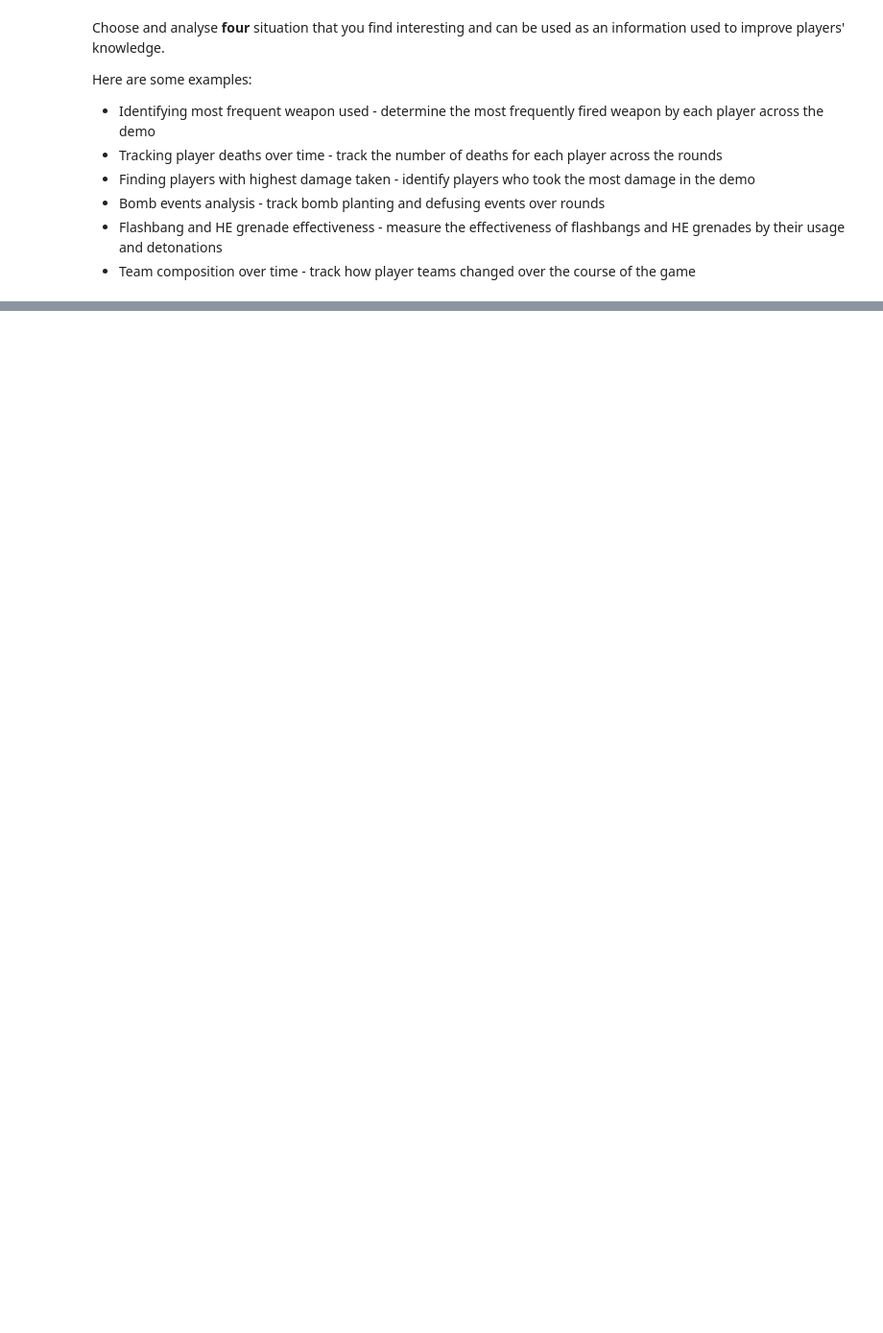
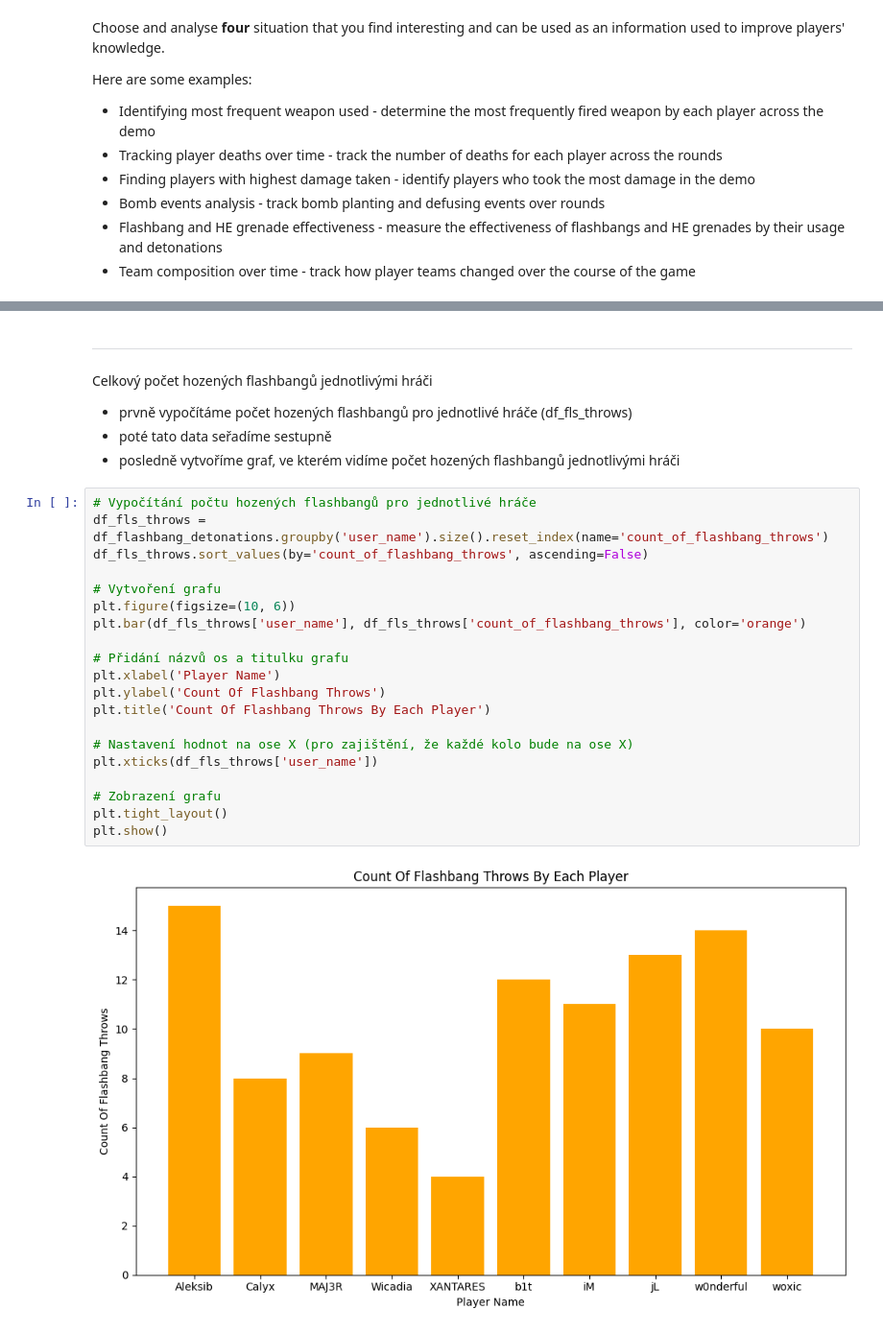
Before and after one commit to MartySagin/ESPORT, a Jupyter notebook: task1.ipynb, the cells around one changed output, grey strips where cells are left out. Shown at 96% size. Drawn from its saved outputs; the diff is of its cells as text; blank space fills up the shorter version.

```diff
--- a/task1.ipynb
+++ b/task1.ipynb
@@ -444,0 +613,29 @@ draw_movement(df_flashbang_detonations, title='Flashbangs Detonations Positions'
+# %% [markdown]
+---------------------------------------------------------------------------
+# %% [markdown]
+Celkový počet hozených flashbangů jednotlivými hráči
+- prvně vypočítáme počet hozených flashbangů pro jednotlivé hráče (df_fls_throws)
+- poté tato data seřadíme sestupně
+- posledně vytvoříme graf, ve kterém vidíme počet hozených flashbangů jednotlivými hráči
+# %%
+# Vypočítání počtu hozených flashbangů pro jednotlivé hráče
+df_fls_throws = df_flashbang_detonations.groupby('user_name').size().reset_index(name='count_of_flashbang_throws')
+df_fls_throws.sort_values(by='count_of_flashbang_throws', ascending=False)
+
+# Vytvoření grafu
+plt.figure(figsize=(10, 6))
+plt.bar(df_fls_throws['user_name'], df_fls_throws['count_of_flashbang_throws'], color='orange')
+
+# Přidání názvů os a titulku grafu
+plt.xlabel('Player Name')
+plt.ylabel('Count Of Flashbang Throws')
+plt.title('Count Of Flashbang Throws By Each Player')
+
+# Nastavení hodnot na ose X (pro zajištění, že každé kolo bude na ose X)
+plt.xticks(df_fls_throws['user_name'])
+
+# Zobrazení grafu
+plt.tight_layout()
+plt.show()
+# %% [output]
+[figure, added]
```
Also changed, not shown: parts of 41 cells of this notebook.
